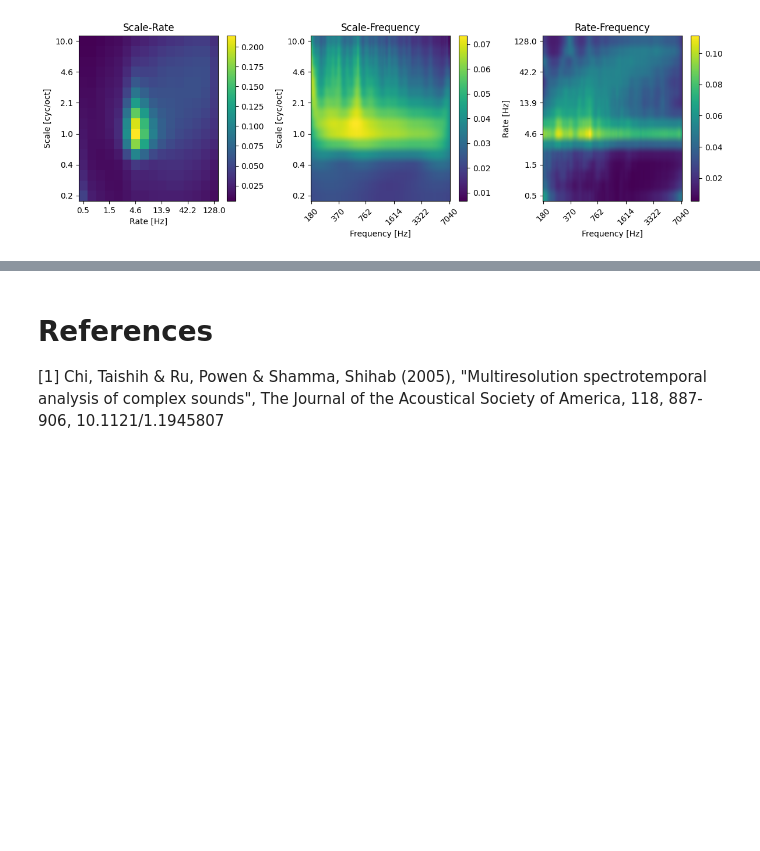
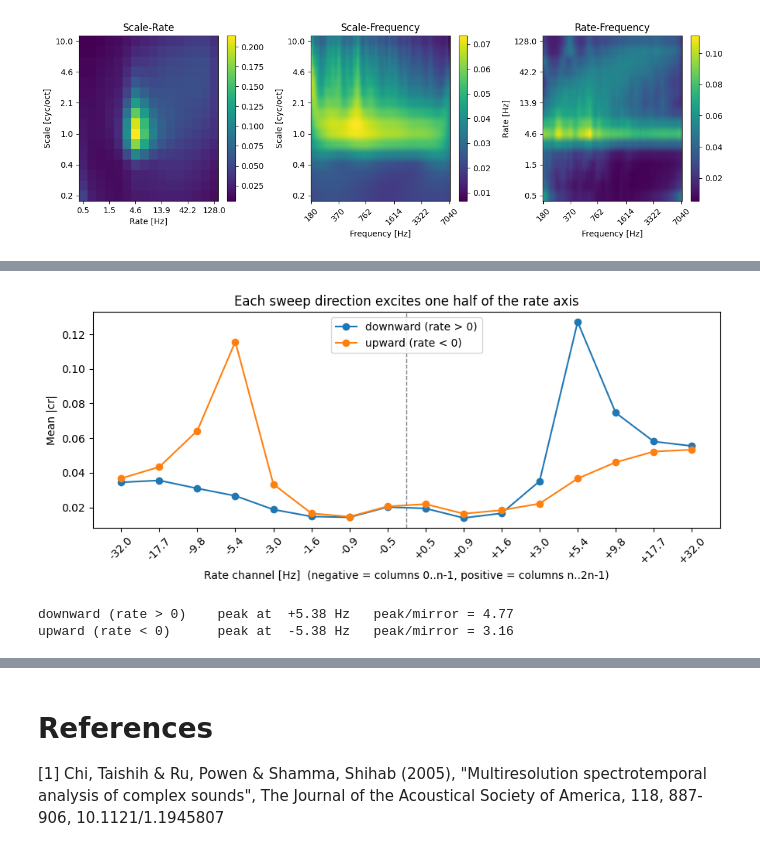
Before and after one commit to ninocapipoca/neural_audio, a Jupyter notebook: tutorials/Tutorial 3 - Stimulus sound generators.ipynb, the cells around one changed output, grey strips where cells are left out. Cells and saved outputs as stored; diff of their text form; code cells hidden in the pictures; blank space fills up the shorter version.

Commit message:
Introducing directionality

```diff
--- a/tutorials/Tutorial 3 - Stimulus sound generators.ipynb
+++ b/tutorials/Tutorial 3 - Stimulus sound generators.ipynb
@@ -344,0 +377,37 @@ plt.show()
+# %%
+# Run each ripple through aud2cor and read off the rate axis.
+# The two halves are laid out side by side on a single SIGNED rate axis:
+# first half (sgn = -1) is drawn at negative rates, second half (sgn = +1) at positive.
+n_rates = len(dir_rates)
+signed_rates = np.concatenate([-dir_rates[::-1], dir_rates])
+column_order = np.concatenate([np.arange(n_rates)[::-1], np.arange(n_rates) + n_rates])
+
+profiles = {}
+for name, (_, _, aud) in audiograms.items():
+    cr = aud2cor(aud, rates=dir_rates, scales=dir_scales)
+    # collapse everything except the rate axis, then reorder onto the signed axis
+    profiles[name] = np.abs(cr).mean(axis=(0, 2, 3))[column_order]
+    del cr  # ~130 MB per call, so don't hold both at once
+
+fig, ax = plt.subplots(figsize=(9, 4))
+for name, prof in profiles.items():
+    ax.plot(range(2 * n_rates), prof, marker="o", label=name)
+
+ax.axvline(n_rates - 0.5, color="grey", ls="--", lw=1)  # boundary between the two halves
+ax.set_xticks(range(2 * n_rates))
+ax.set_xticklabels([f"{s:+.1f}" for s in signed_rates], rotation=45)
+ax.set_xlabel("Rate channel [Hz]  (negative = columns 0..n-1, positive = columns n..2n-1)")
+ax.set_ylabel("Mean |cr|")
+ax.set_title("Each sweep direction excites one half of the rate axis")
+ax.legend(loc="upper center")
+plt.tight_layout()
+plt.show()
+
+for name, prof in profiles.items():
+    k = int(prof.argmax())
+    print(f"{name:22s} peak at {signed_rates[k]:+6.2f} Hz   "
+          f"peak/mirror = {prof[k] / prof[::-1][k]:.2f}")
+# %% [output]
+[figure, added]
+downward (rate > 0)    peak at  +5.38 Hz   peak/mirror = 4.77
+upward (rate < 0)      peak at  -5.38 Hz   peak/mirror = 3.16
```
Also changed, not shown: parts of 3 cells of this notebook, 3 other files.
